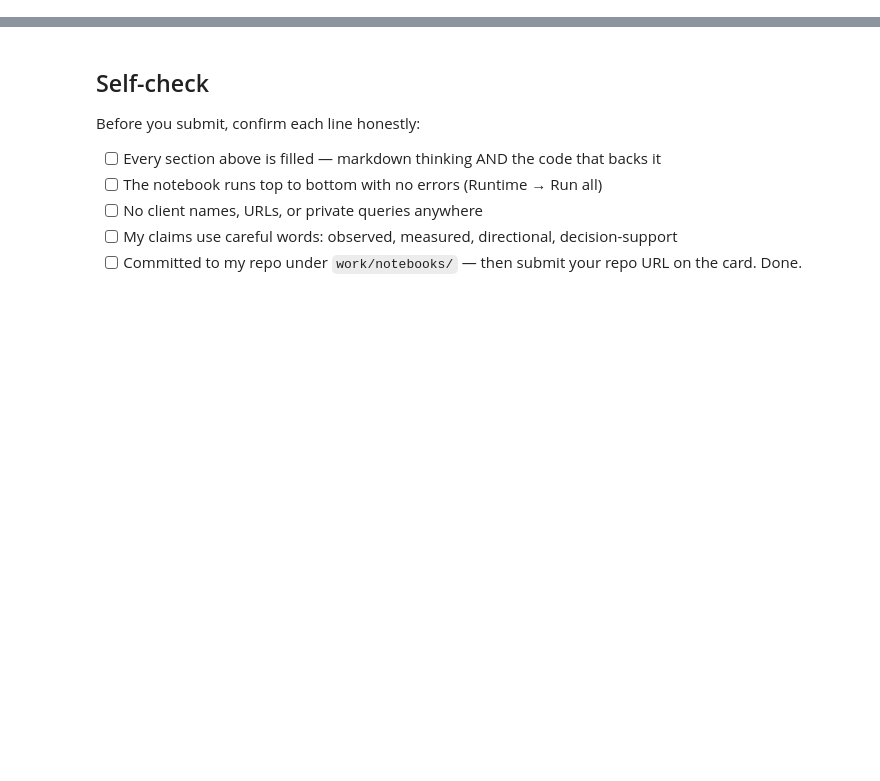
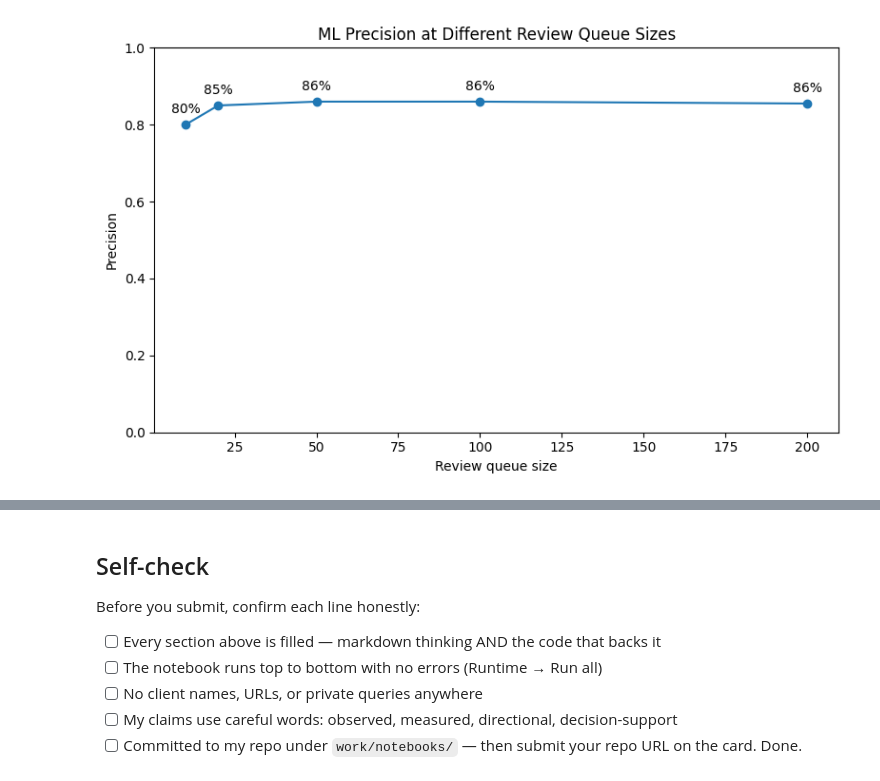
Before and after one commit to Sarahnjunge/starter-notebooks, a Jupyter notebook: work/notebooks/capstone.ipynb, the cells around one changed output, grey strips where cells are left out. Saved outputs shown, nothing was run; the diff lists cells and outputs as text; code cells hidden in the pictures; blank space fills up the shorter version.

```diff
--- a/work/notebooks/capstone.ipynb
+++ b/work/notebooks/capstone.ipynb
@@ -12,0 +953,17 @@ This skeleton is yours to fill. Work the sections **in order** — each one has
+# %%
+# Evaluate the model at different review-queue sizes
+
+queue_sizes = [10, 20, 50, 100, 200]
+
+print("=== PRECISION AT DIFFERENT REVIEW QUEUE SIZES ===")
+
+for k in queue_sizes:
+    top_k = model_ranked.head(k)
+
+    precision_at_k = top_k["needs_attention"].mean()
+
+    print(
+        f"Top-{k:>3}: "
+        f"Precision = {precision_at_k:.3f} "
+        f"({top_k['needs_attention'].sum()}/{k})"
+    )
@@ -57,0 +1643,38 @@ This skeleton is yours to fill. Work the sections **in order** — each one has
+# %%
+import matplotlib.pyplot as plt
+
+# Precision at different review queue sizes
+
+queue_sizes = [10, 20, 50, 100, 200]
+
+precision_values = [
+    model_ranked.head(k)["needs_attention"].mean()
+    for k in queue_sizes
+]
+
+plt.figure(figsize=(8, 5))
+
+plt.plot(
+    queue_sizes,
+    precision_values,
+    marker="o"
+)
+
+plt.xlabel("Review queue size")
+plt.ylabel("Precision")
+plt.title("ML Precision at Different Review Queue Sizes")
+plt.ylim(0, 1)
+
+# Add percentage labels
+for x, y in zip(queue_sizes, precision_values):
+    plt.text(
+        x,
+        y + 0.03,
+        f"{y:.0%}",
+        ha="center"
+    )
+
+plt.tight_layout()
+plt.show()
+# %% [output]
+[figure, added]
```
Also changed, not shown: parts of 56 cells of this notebook.
